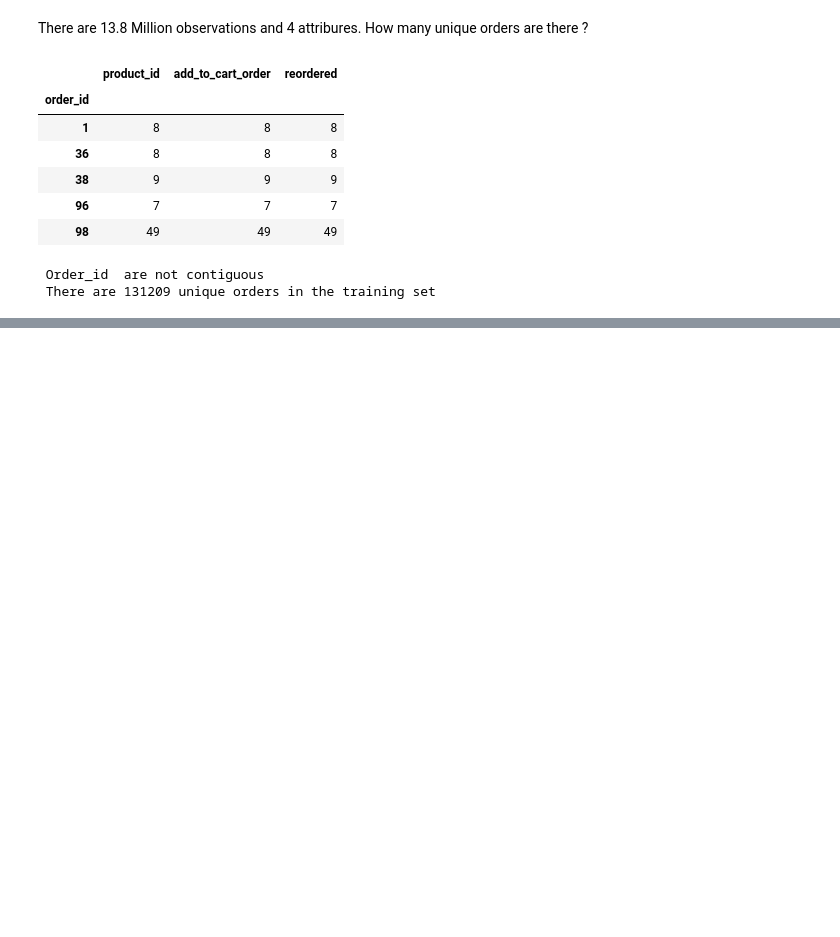
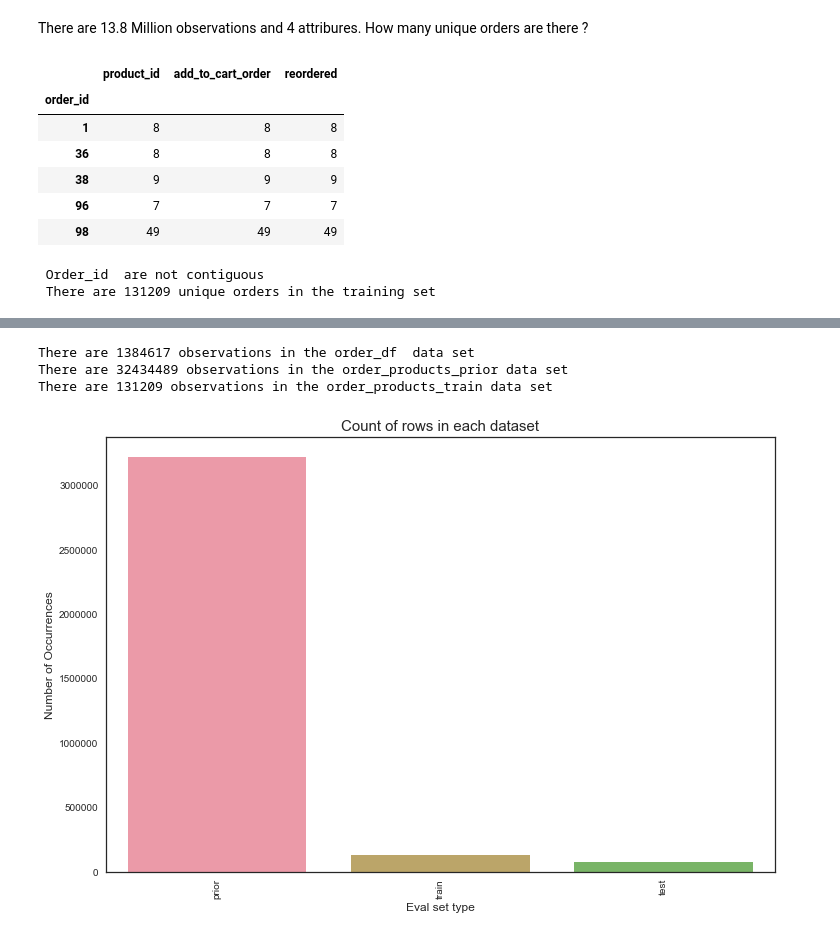
Before and after one commit to krajeshj/InstacartMBA, a Jupyter notebook: code/py/InstacartMBA_ETL.ipynb, the cells around one changed output, grey strips where cells are left out. Cells and saved outputs as stored; diff of their text form; code cells hidden in the pictures; blank space fills up the shorter version.

Commit message:
Added  some EDA plots

```diff
--- a/code/py/InstacartMBA_ETL.ipynb
+++ b/code/py/InstacartMBA_ETL.ipynb
@@ -135,0 +224,25 @@ print(" There are {} unique orders in the training set".format(rows))
+# %%
+print("There are {} observations in the order_df  data set ".format(rows_order))
+print("There are {} observations in the order_products_prior data set ".format(rows_prior))
+print("There are {} observations in the order_products_train data set".format(rows_train))
+# %% [output]
+There are 1384617 observations in the order_df  data set
+There are 32434489 observations in the order_products_prior data set
+There are 131209 observations in the order_products_train data set
+# %%
+color = sns.color_palette()
+sns.set(style="white")
+cnt_srs = orders_df.eval_set.value_counts()
+
+plt.figure(figsize=(12,8))
+with sns.color_palette("husl"):
+ sns.barplot(cnt_srs.index, cnt_srs.values, alpha=0.8)
+plt.ylabel('Number of Occurrences', fontsize=12)
+plt.xlabel('Eval set type', fontsize=12)
+plt.title('Count of rows in each dataset', fontsize=15)
+plt.xticks(rotation='vertical')
+
+
+plt.show()
+# %% [output]
+[figure, added]
```
Also changed, not shown: parts of 33 cells of this notebook.
